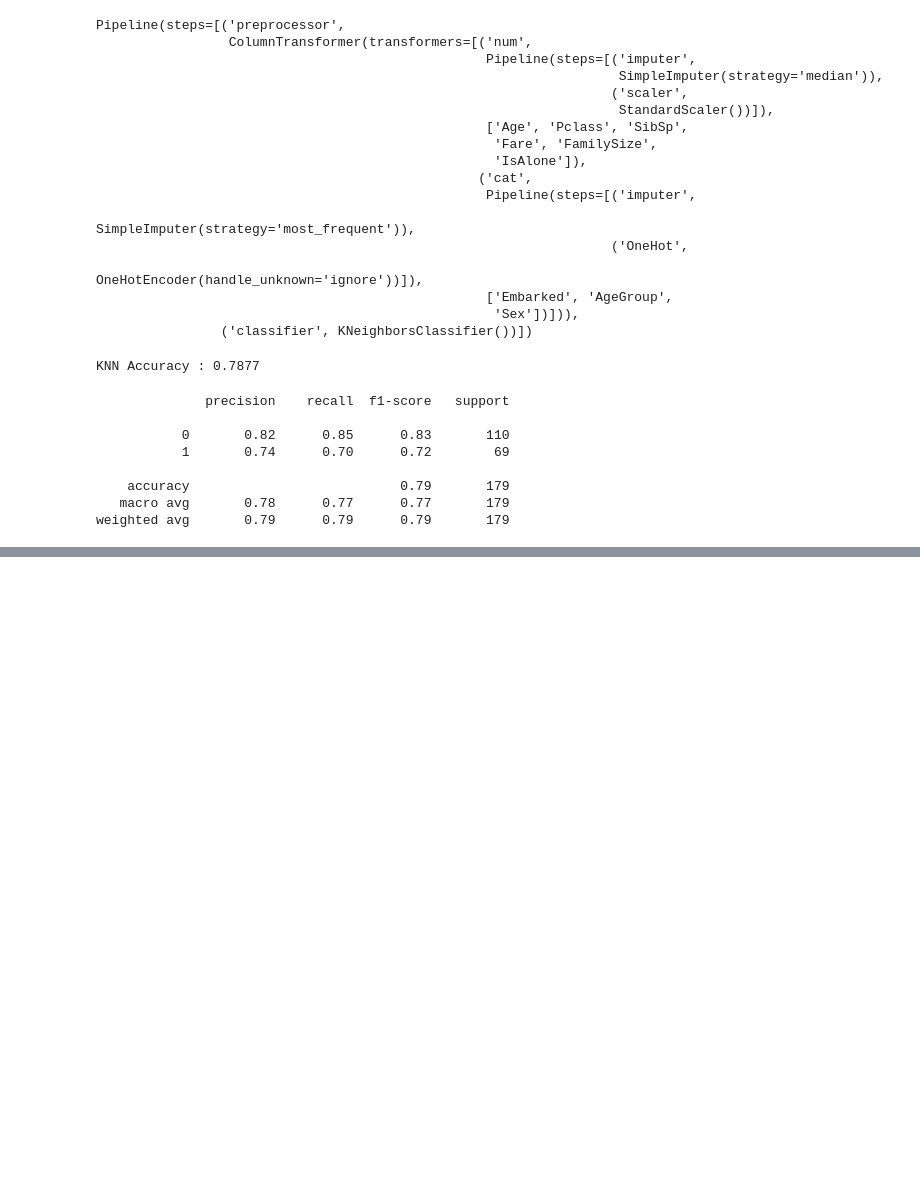
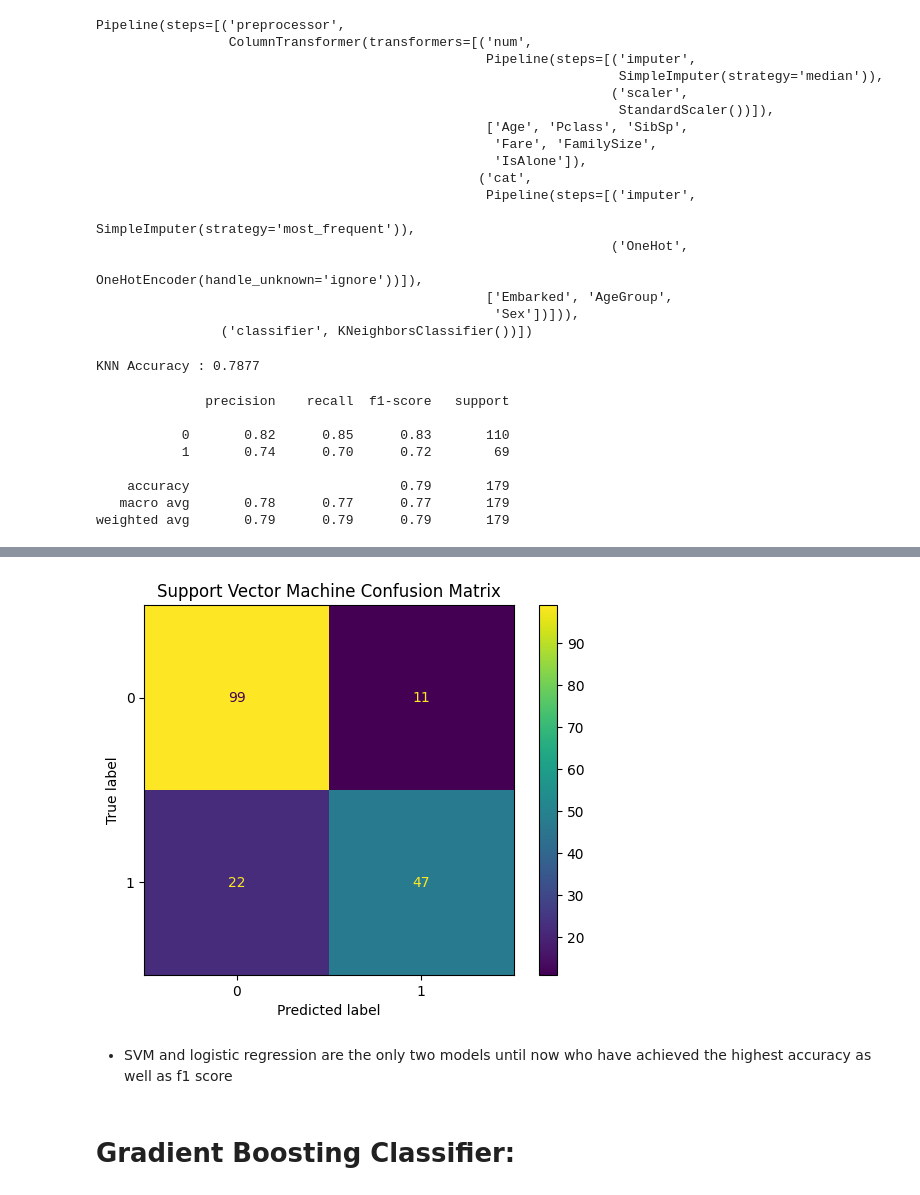
Before and after one commit to Rishabh-Devadiga/Data-Science-Lab, a Jupyter notebook: titanic_survival_prediction/TitanicSurvival.ipynb, the cells around one changed output, grey strips where cells are left out. Saved outputs shown, nothing was run; the diff lists cells and outputs as text; code cells hidden in the pictures; blank space fills up the shorter version.

Commit message:
Kaggle Notebook | titanic_survival_prediction | Version 11

```diff
--- a/titanic_survival_prediction/TitanicSurvival.ipynb
+++ b/titanic_survival_prediction/TitanicSurvival.ipynb
@@ -778,0 +787,12 @@ weighted avg       0.79      0.79      0.79       179
+# %%
+svm = Pipeline([
+    ('preprocessor', preprocessor),
+    ('classifier', SVC(kernel = 'rbf',
+                      C = 1.0,
+                      gamma = 'scale',
+                      probability = True,
+                      random_state = 42
+                      ))
+])
+# %%
+svm.fit(X_train, y_train)
@@ -778,0 +817,2 @@ weighted avg       0.79      0.79      0.79       179
+# %%
+svm_pred = svm.predict(X_val)
@@ -778,0 +835,10 @@ weighted avg       0.79      0.79      0.79       179
+# %%
+ConfusionMatrixDisplay.from_predictions(y_val, svm_pred)
+plt.title("Support Vector Machine Confusion Matrix")
+plt.show()
+# %% [output]
+[figure, added]
+# %% [markdown]
+- SVM and logistic regression are the only two models until now who have achieved the highest accuracy as well as f1 score
+# %% [markdown]
+# Gradient Boosting Classifier:
```
Also changed, not shown: parts of 20 cells of this notebook.
